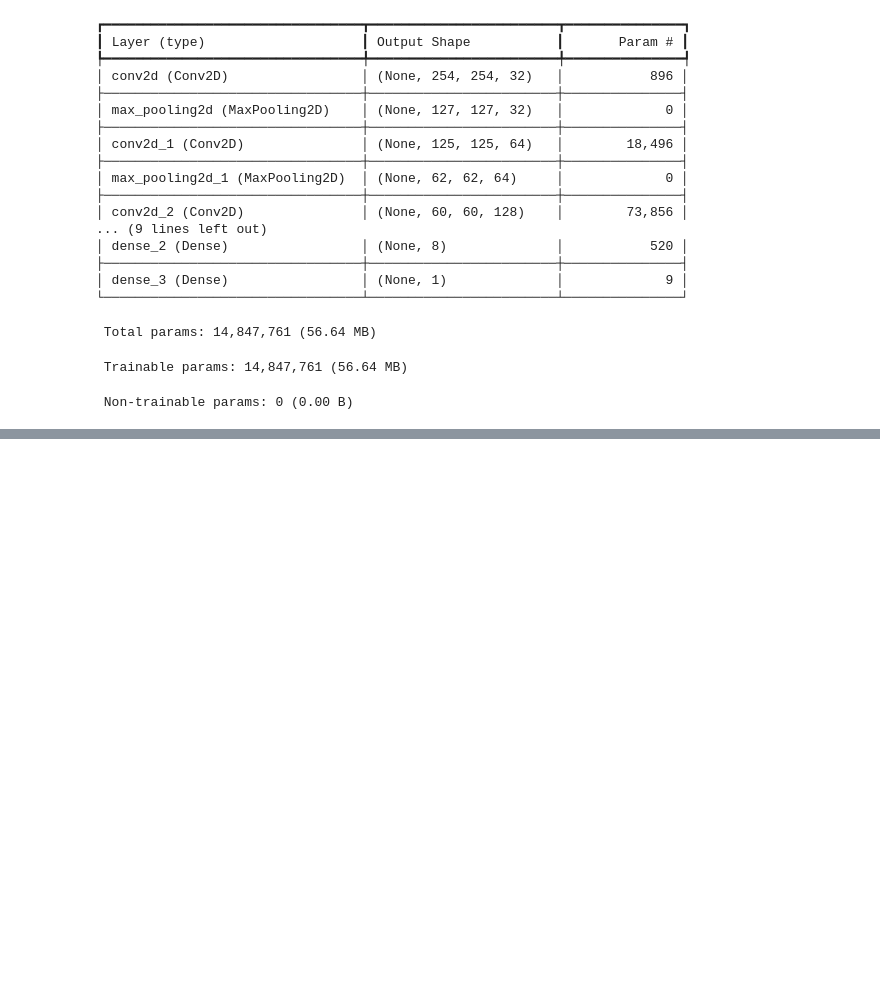
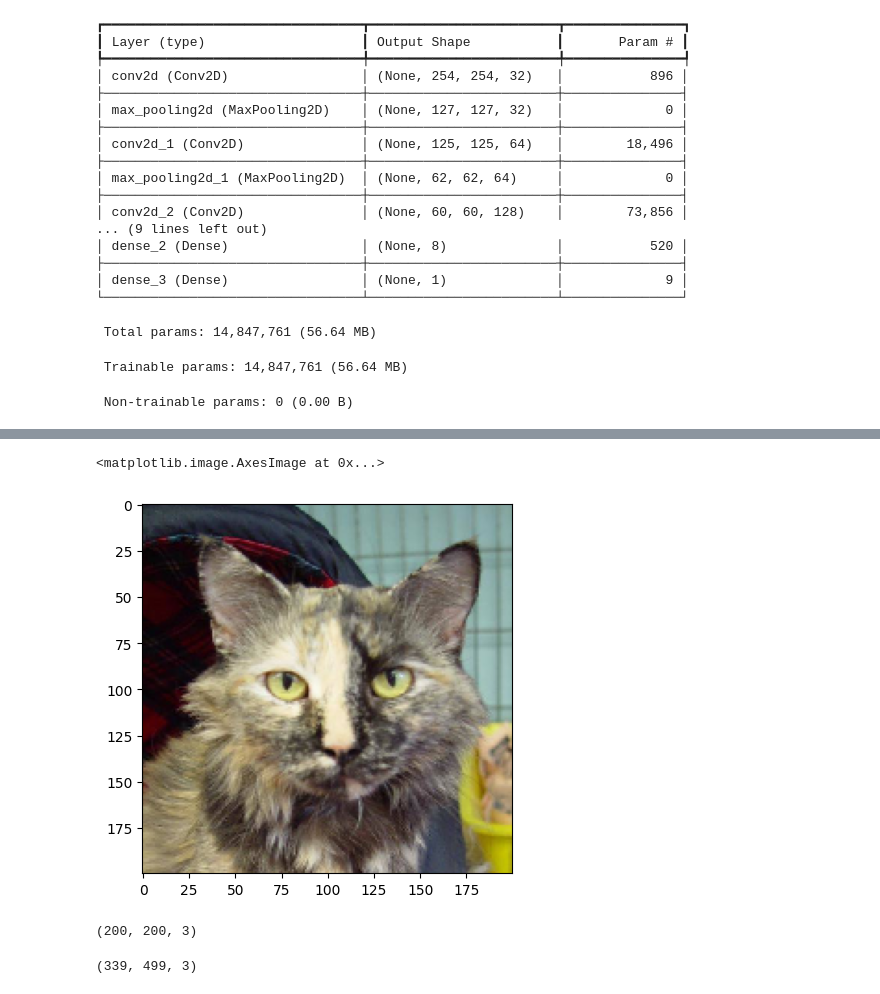
Before and after one commit to AISHIK1/Image-Classifiers, a Jupyter notebook: dog-vs-cat-calssifier.ipynb, the cells around one changed output, grey strips where cells are left out. Cells and saved outputs as stored; diff of their text form; code cells hidden in the pictures; blank space fills up the shorter version.

```diff
--- a/dog-vs-cat-calssifier.ipynb
+++ b/dog-vs-cat-calssifier.ipynb
@@ -138,0 +140,7 @@ import pandas as np
+# %%
+img=image.load_img('/content/data/test/cats/cat.10.jpg',target_size=(200,200))
+# %%
+plt.imshow(img)
+# %% [output]
+<matplotlib.image.AxesImage at 0x...>
+[figure, added]
@@ -138,0 +159,4 @@ import pandas as np
+# %%
+img.shape
+# %% [output]
+(200, 200, 3)
@@ -138,0 +178,4 @@ import pandas as np
+# %%
+img.shape
+# %% [output]
+(339, 499, 3)
```
Also changed, not shown: parts of 22 cells of this notebook.
